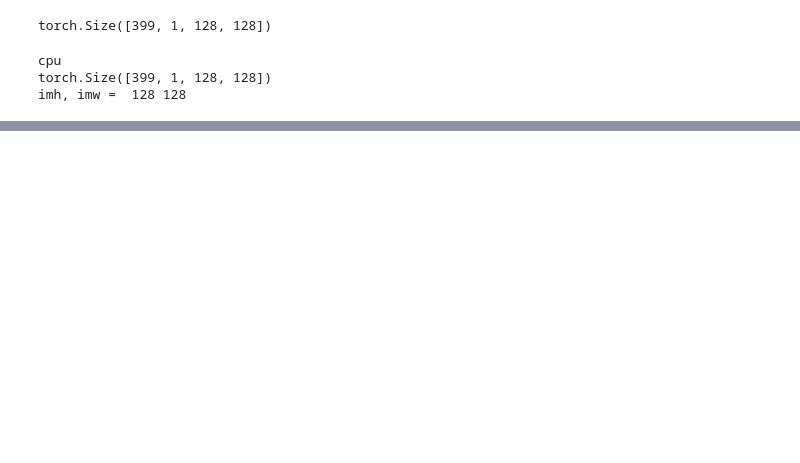
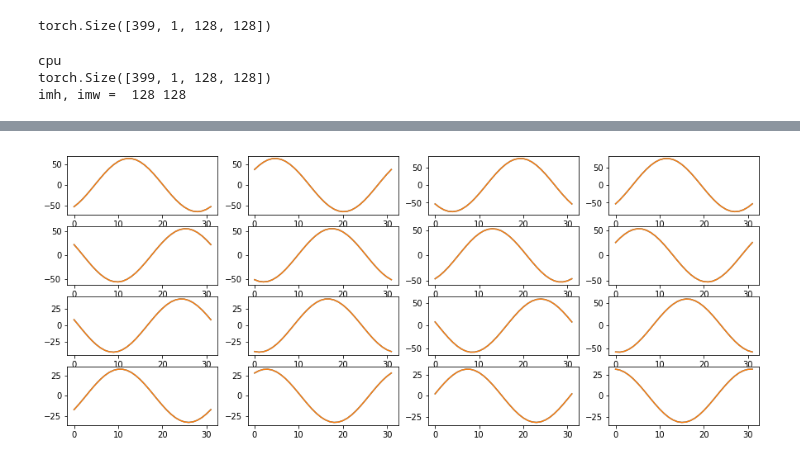
Before and after one commit to nottu/interpretable_autoencoder, a Jupyter notebook: LRG_Conv_test.ipynb, the cells around one changed output, grey strips where cells are left out. Drawn from its saved outputs; the diff is of its cells as text; code cells hidden in the pictures; blank space fills up the shorter version.

```diff
--- a/LRG_Conv_test.ipynb
+++ b/LRG_Conv_test.ipynb
@@ -66,7 +68,7 @@ torch.Size([399, 1, 128, 128])
 imh, imw =  128 128
 # %%
 class AutoEncoder(nn.Module):
-    def __init__(self, height, width, device):
+    def __init__(self, height, width, device, latent_dim=16):
         super(AutoEncoder, self).__init__()
 
         self.height = height
@@ -80,9 +82,9 @@ class AutoEncoder(nn.Module):
         self.down2 = nn.Conv2d( 8, 16, 3) #shape -2
         self.down3 = nn.Conv2d(16, 16, 3) #shape -2
 
-        self.latentd = nn.Linear(16 * self.feat_sz, 16)
+        self.latentd = nn.Linear(16 * self.feat_sz, latent_dim)
         #decoder
-        self.latentu = nn.Linear(16, self.feat_sz * 16)
+        self.latentu = nn.Linear(latent_dim, self.feat_sz * 16)
 
         self.up3   = nn.ConvTranspose2d(16, 16, 3)
         self.up2   = nn.ConvTranspose2d(16, 8, 3)
@@ -232,2 +236,22 @@ for i in range(4):
 # %%
 torch.save(model.state_dict(), 'unlrg_linear_model')
+# %%
+def sin_func(x, a=1, c=0):
+    return a * np.sin(x + c*np.pi / 180)
+x_data = np.linspace(0, 2 * np.pi, n_rot)
+# plt.plot(sin_func(x_data, 2))
+# plt.show()
+# %%
+f, ax = plt.subplots(4, 4, figsize=(15, 6))
+fits = []
+for i in range(4):
+    for j in range(4):
+        y_dt = o_np[:,i*4 + j]
+        fit = curve_fit(sin_func, x_data, y_dt, bounds=(0,[np.inf, 360]))[0]
+
+        ax[i][j].plot(y_dt)
+        ax[i][j].plot(sin_func(x_data, *fit))
+        fits.append(fit)
+fits = np.array(fits)
+# %% [output]
+[figure, added]
```
Also changed, not shown: parts of 27 cells of this notebook.
